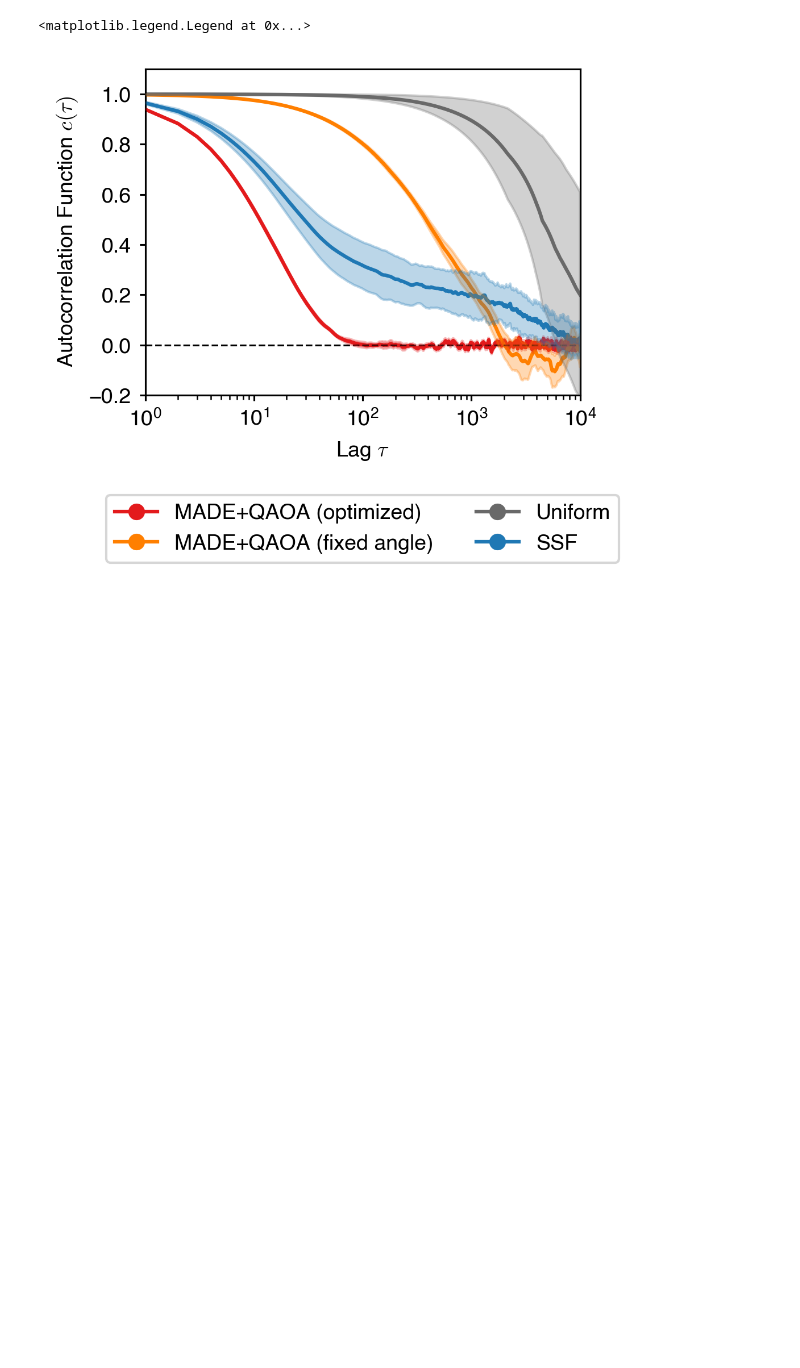
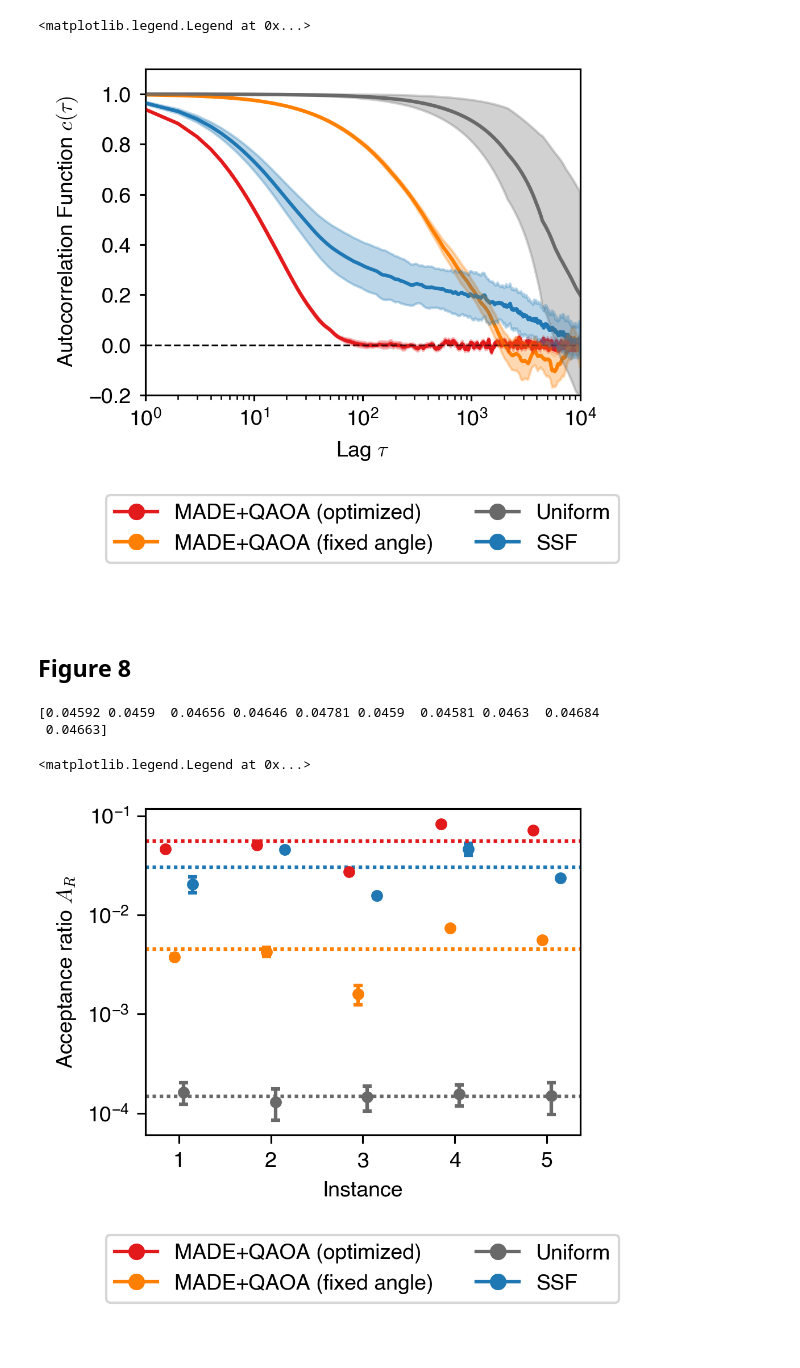
Before and after one commit to yuichiro-nakano/data_for_qaoa-made-mcmc, a Jupyter notebook: figure/make_fig.ipynb, the cells around one changed output. Drawn from its saved outputs; the diff is of its cells as text; code cells hidden in the pictures; blank space fills up the shorter version.

```diff
--- a/figure/make_fig.ipynb
+++ b/figure/make_fig.ipynb
@@ -464,3 +464,76 @@ ax7[-1].legend(fontsize=fontsize, bbox_to_anchor=(0.5,0.5), loc='center', ncol=2
 # %% [output]
 <matplotlib.legend.Legend at 0x...>
 [figure]
+# %% [markdown]
+## Figure 8
+# %%
+n_instance = 5
+for i in range(n_instance):
+	if i == 0:
+		opt_qaoa_made_update_log = np.load('result/mcmc_simulation/{0}_sites_result_0{1}/update_log/opt_qaoa_made_update_log.npy'.format(n_spin, i+1), allow_pickle=True)[np.newaxis]
+		fix_qaoa_made_update_log = np.load('result/mcmc_simulation/{0}_sites_result_0{1}/update_log/fix_qaoa_made_update_log.npy'.format(n_spin, i+1), allow_pickle=True)[np.newaxis]
+		uniform_update_log = np.load('result/mcmc_simulation/{0}_sites_result_0{1}/update_log/uniform_update_log.npy'.format(n_spin, i+1), allow_pickle=True)[np.newaxis]
+		ssf_update_log = np.load('result/mcmc_simulation/{0}_sites_result_0{1}/update_log/ssf_update_log.npy'.format(n_spin, i+1), allow_pickle=True)[np.newaxis]
+	else:
+		opt_qaoa_made_update_log = np.concatenate([opt_qaoa_made_update_log, np.load('result/mcmc_simulation/{0}_sites_result_0{1}/update_log/opt_qaoa_made_update_log.npy'.format(n_spin, i+1), allow_pickle=True)[np.newaxis]])
+		fix_qaoa_made_update_log = np.concatenate([fix_qaoa_made_update_log, np.load('result/mcmc_simulation/{0}_sites_result_0{1}/update_log/fix_qaoa_made_update_log.npy'.format(n_spin, i+1), allow_pickle=True)[np.newaxis]])
+		uniform_update_log = np.concatenate([uniform_update_log, np.load('result/mcmc_simulation/{0}_sites_result_0{1}/update_log/uniform_update_log.npy'.format(n_spin, i+1), allow_pickle=True)[np.newaxis]])
+		ssf_update_log = np.concatenate([ssf_update_log, np.load('result/mcmc_simulation/{0}_sites_result_0{1}/update_log/ssf_update_log.npy'.format(n_spin, i+1), allow_pickle=True)[np.newaxis]])
+# %%
+# accept rate
+opt_accept_rate = np.count_nonzero(opt_qaoa_made_update_log, axis=2) / opt_qaoa_made_update_log.shape[2]
+fix_accept_rate = np.count_nonzero(fix_qaoa_made_update_log, axis=2) / fix_qaoa_made_update_log.shape[2]
+uni_accept_rate = np.count_nonzero(uniform_update_log, axis=2) / uniform_update_log.shape[2]
+ssf_accept_rate = np.count_nonzero(ssf_update_log, axis=2) / ssf_update_log.shape[2]
+print(opt_accept_rate[0])
+
+capsize = 2
+markersize = 4
+elinewidth = 1.5
+capthick = 1.5
+linewidth = 1.5
+spines = 0.75
+fontsize = 9
+linestyle = (0, (1, 1)) # 'densely dotted'
+
+fig8, ax8 = plt.subplots(2,1, figsize=(3.29,4), gridspec_kw=dict(height_ratios=[5,2], hspace=0.3), dpi=300)
+for i in range(n_instance):
+	ax8[0].errorbar(i + 0.85, np.average(opt_accept_rate[i]), np.std(opt_accept_rate[i]), label='QAOA+MADE(opt)', linestyle='none', marker='o', markersize=markersize, capsize=capsize, capthick=capthick, elinewidth=elinewidth, color=red)
+	ax8[0].errorbar(i + 0.95, np.average(fix_accept_rate[i]), np.std(fix_accept_rate[i]), label='QAOA+MADE(fix)', linestyle='none', marker='o', markersize=markersize, capsize=capsize, capthick=capthick, elinewidth=elinewidth, color=orange)
+	ax8[0].errorbar(i + 1.05, np.average(uni_accept_rate[i]), np.std(uni_accept_rate[i]), label='Uniform', linestyle='none', marker='o', markersize=markersize, capsize=capsize, capthick=capthick, elinewidth=elinewidth, color='dimgrey')
+	ax8[0].errorbar(i + 1.15, np.average(ssf_accept_rate[i]), np.std(ssf_accept_rate[i]), label='SSF', linestyle='none', marker='o', markersize=markersize, capsize=capsize, capthick=capthick, elinewidth=elinewidth, color=blue)
+
+ax8[0].axhline(np.average(np.average(opt_accept_rate, axis=1), axis=0), color=red, linestyle=linestyle, linewidth=linewidth)
+ax8[0].axhline(np.average(np.average(fix_accept_rate, axis=1), axis=0), color=orange, linestyle=linestyle, linewidth=linewidth)
+ax8[0].axhline(np.average(np.average(uni_accept_rate, axis=1), axis=0), color='dimgrey', linestyle=linestyle, linewidth=linewidth)
+ax8[0].axhline(np.average(np.average(ssf_accept_rate, axis=1), axis=0), color=blue, linestyle=linestyle, linewidth=linewidth)
+
+#ax8[0].set_axisbelow(True) #gridを背面にする
+ax8[0].spines["top"].set_linewidth(spines)
+ax8[0].spines["left"].set_linewidth(spines)
+ax8[0].spines["bottom"].set_linewidth(spines)
+ax8[0].spines["right"].set_linewidth(spines)
+
+ax8[0].set_yscale('log')
+ax8[0].set_xlabel('Instance', fontsize=fontsize)
+ax8[0].set_ylabel(r'Acceptance ratio $A_R$', fontsize=fontsize)
+ax8[0].tick_params(labelsize=fontsize)
+ax8[0].tick_params(which='major', width=spines)
+ax8[0].minorticks_off()
+
+ax8[-1].plot([], [], marker='o', color=red, label='MADE+QAOA (optimized)', linestyle=None)
+ax8[-1].plot([], [], marker='o', color=orange, label='MADE+QAOA (fixed angle)', linestyle=None)
+ax8[-1].plot([], [], marker='o', color='dimgrey', label='Uniform', linestyle=None)
+ax8[-1].plot([], [], marker='o', color=blue, label='SSF', linestyle=None)
+
+for spine in ax8[-1].spines.values():
+    spine.set_visible(False)
+ax8[-1].axes.get_xaxis().set_visible(False)
+ax8[-1].axes.get_yaxis().set_visible(False)
+ax8[-1].legend(fontsize=fontsize, bbox_to_anchor=(0.5,0.5), loc='center', ncol=2, frameon=True)
+#fig8.savefig("figure/acceptance_rate.svg", dpi=300, bbox_inches='tight')
+# %% [output]
+[0.04592 0.0459  0.04656 0.04646 0.04781 0.0459  0.04581 0.0463  0.04684
+ 0.04663]
+<matplotlib.legend.Legend at 0x...>
+[figure, added]
```
Also changed, not shown: parts of 19 cells of this notebook, 19 other files.
